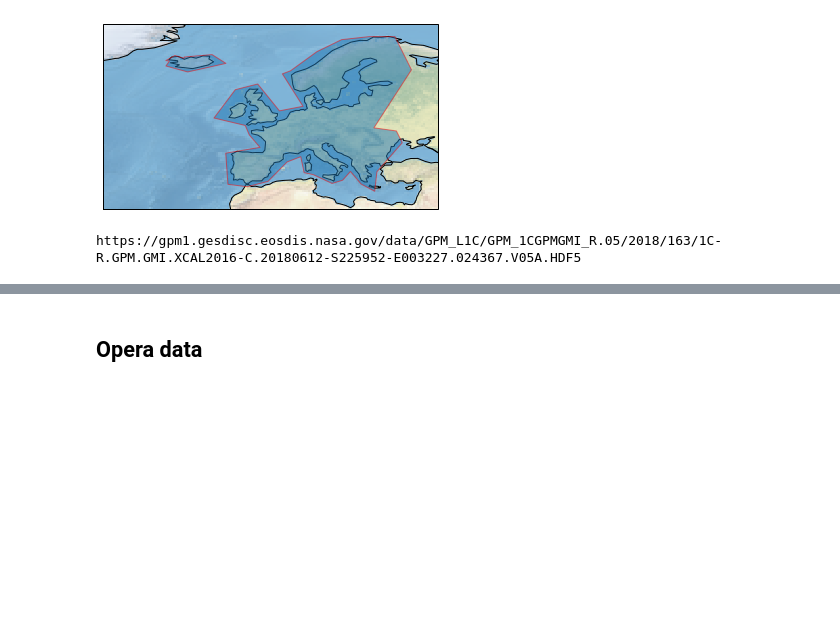
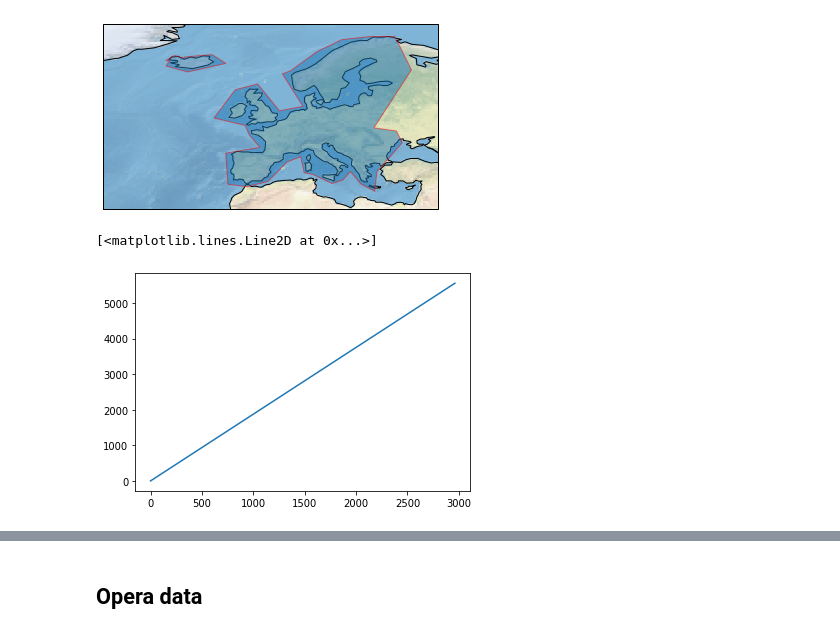
Before and after one commit to simonpf/gpm_article, a Jupyter notebook: notebooks/colocations.ipynb, the cells around one changed output, grey strips where cells are left out. Drawn from its saved outputs; the diff is of its cells as text; code cells hidden in the pictures; blank space fills up the shorter version.

```diff
--- a/notebooks/colocations.ipynb
+++ b/notebooks/colocations.ipynb
@@ -38,12 +41,15 @@ plt.show()
 # %%
 from datetime import datetime
 from cloud_colocations.colocations.products import set_cache
-from cloud_colocations.colocations.formats import GPMGMI1C
+from cloud_colocations.colocations.formats import GPMGMI1C, GPM_2A_GPROF
 
 set_cache("../data")
 t = datetime(2018, 6, 12)
-files = GPMGMI1C.get_files_by_day(t)
+files = GPM_2A_GPROF.get_files_by_day(t)
-# %% [output]
-https://gpm1.gesdisc.eosdis.nasa.gov/data/GPM_L1C/GPM_1CGPMGMI_R.05/2018/163/1C-R.GPM.GMI.XCAL2016-C.20180612-S225952-E003227.024367.V05A.HDF5
 # %%
 f1 = next(files)
+# %%
+plt.plot(f1.time[:, 0])
+# %% [output]
+[<matplotlib.lines.Line2D at 0x...>]
+[figure, added]
```
Also changed, not shown: parts of 13 cells of this notebook, 4 other files.
